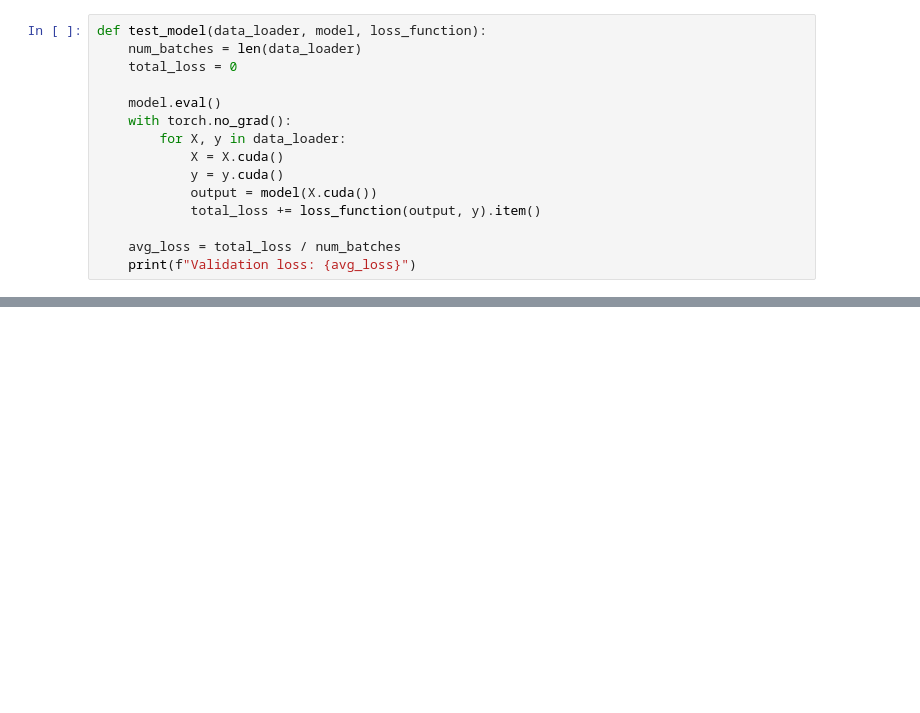
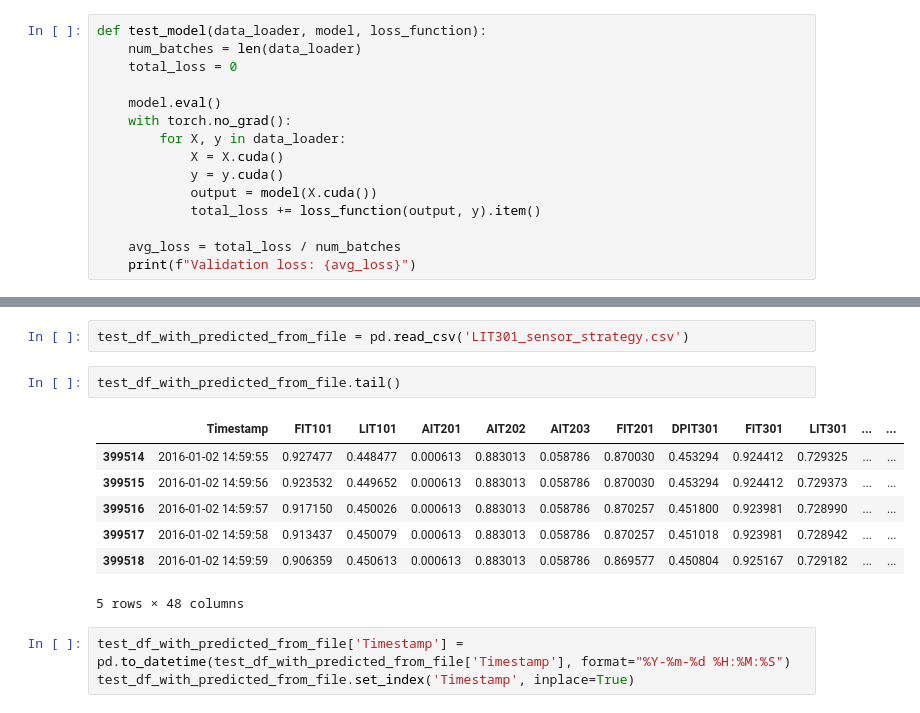
Before and after one commit to Data-Scrappers/cross-galactic-hackathon-2022, a Jupyter notebook: LSTM/main.ipynb, the cells around one changed output, grey strips where cells are left out. Saved outputs shown, nothing was run; the diff lists cells and outputs as text; blank space fills up the shorter version.

```diff
--- a/LSTM/main.ipynb
+++ b/LSTM/main.ipynb
@@ -459,0 +450,15 @@ test_df_with_predicted.to_csv('LIT301_sensor_strategy.csv', index=True)
+# %%
+test_df_with_predicted_from_file = pd.read_csv('LIT301_sensor_strategy.csv')
+# %%
+test_df_with_predicted_from_file.tail()
+# %% [output]
+|  | Timestamp | FIT101 | LIT101 | AIT201 | AIT202 | AIT203 | FIT201 | DPIT301 | FIT301 | LIT301 | ... | ... |
+| 399514 | 2016-01-02 14:59:55 | 0.927477 | 0.448477 | 0.000613 | 0.883013 | 0.058786 | 0.870030 | 0.453294 | 0.924412 | 0.729325 | ... | ... |
+| 399515 | 2016-01-02 14:59:56 | 0.923532 | 0.449652 | 0.000613 | 0.883013 | 0.058786 | 0.870030 | 0.453294 | 0.924412 | 0.729373 | ... | ... |
+| 399516 | 2016-01-02 14:59:57 | 0.917150 | 0.450026 | 0.000613 | 0.883013 | 0.058786 | 0.870257 | 0.451800 | 0.923981 | 0.728990 | ... | ... |
+| 399517 | 2016-01-02 14:59:58 | 0.913437 | 0.450079 | 0.000613 | 0.883013 | 0.058786 | 0.870257 | 0.451018 | 0.923981 | 0.728942 | ... | ... |
+| 399518 | 2016-01-02 14:59:59 | 0.906359 | 0.450613 | 0.000613 | 0.883013 | 0.058786 | 0.869577 | 0.450804 | 0.925167 | 0.729182 | ... | ... |
+5 rows × 48 columns
+# %%
+test_df_with_predicted_from_file['Timestamp'] = pd.to_datetime(test_df_with_predicted_from_file['Timestamp'], format="%Y-%m-%d %H:%M:%S")
+test_df_with_predicted_from_file.set_index('Timestamp', inplace=True)
```
Also changed, not shown: parts of 34 cells of this notebook, 1 other file.
